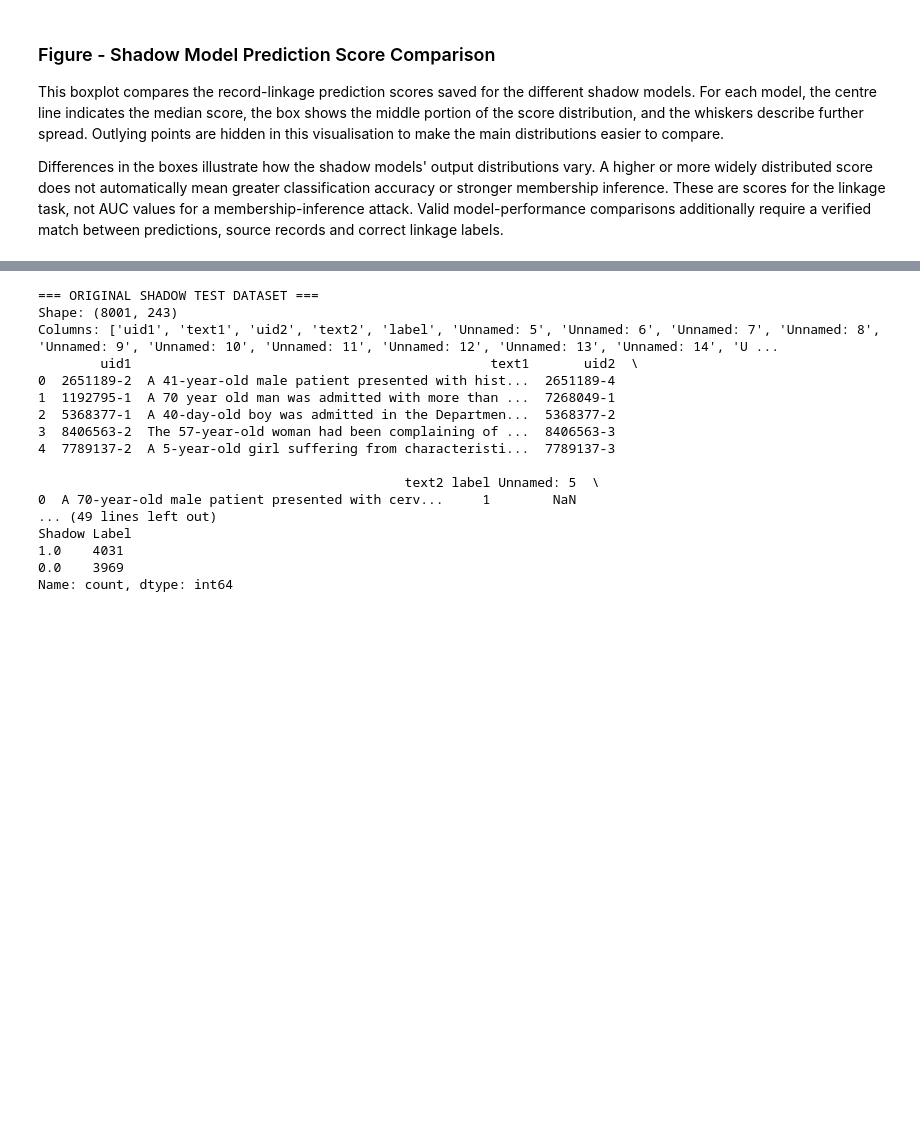
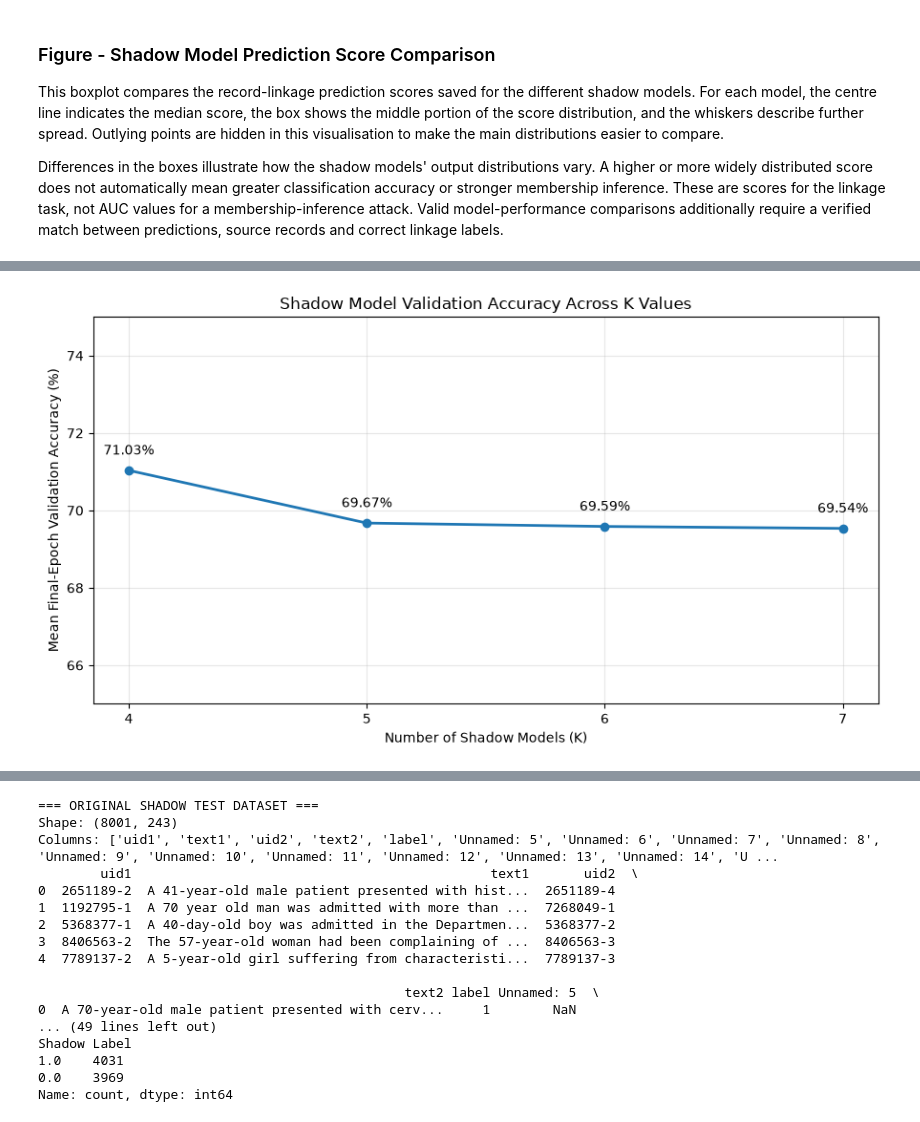
Before and after one commit to benward05/PACE---GROUP-58-LINKAGE-MODELS, a Jupyter notebook: SNN Final end to end (1).ipynb, the cells around one changed output, grey strips where cells are left out. Saved outputs shown, nothing was run; the diff lists cells and outputs as text; code cells hidden in the pictures; blank space fills up the shorter version.

Commit message:
Add K=4–7 shadow model comparison graphs and findings

```diff
--- a/SNN Final end to end (1).ipynb
+++ b/SNN Final end to end (1).ipynb
@@ -1108,3 +1107,93 @@ Shadow Model  Records  Mean Score  Std Dev
 This boxplot compares the record-linkage prediction scores saved for the different shadow models. For each model, the centre line indicates the median score, the box shows the middle portion of the score distribution, and the whiskers describe further spread. Outlying points are hidden in this visualisation to make the main distributions easier to compare.
 
 Differences in the boxes illustrate how the shadow models' output distributions vary. A higher or more widely distributed score does not automatically mean greater classification accuracy or stronger membership inference. These are scores for the linkage task, not AUC values for a membership-inference attack. Valid model-performance comparisons additionally require a verified match between predictions, source records and correct linkage labels.
+# %%
+# ===============================================================
+# D4: Additional K-value comparison — independent graphing cell
+# Preserves the original training / attack code and K=5 findings.
+# Logged data: final validation metrics at Epoch 20/20 per model.
+# ===============================================================
+
+import numpy as np
+import pandas as pd
+import matplotlib.pyplot as plt
+from pathlib import Path
+
+# (validation accuracy, validation loss) from each model's Epoch 20/20.
+# K=5 is the original notebook baseline; K=4,6,7 are separate reruns.
+d4_k_final_epoch = {
+    4: [(0.6988, 0.5986), (0.7188, 0.5731),
+        (0.7113, 0.5921), (0.7125, 0.5818)],
+    5: [(0.7188, 0.5644), (0.6800, 0.6077),
+        (0.6812, 0.6132), (0.7262, 0.5709), (0.6775, 0.6126)],
+    6: [(0.6938, 0.5893), (0.6762, 0.5954),
+        (0.7063, 0.5983), (0.6963, 0.5876),
+        (0.6888, 0.5726), (0.7138, 0.6035)],
+    7: [(0.7113, 0.5842), (0.6837, 0.6275),
+        (0.6850, 0.6023), (0.6800, 0.6197),
+        (0.7175, 0.5681), (0.6825, 0.6051),
+        (0.7075, 0.5885)]
+}
+
+# Calculate averages directly from the recorded individual metrics.
+d4_k_comparison = pd.DataFrame([
+    {
+        'K': k,
+        'Mean Validation Accuracy (%)': np.mean([a for a, loss in values]) * 100,
+        'Mean Validation Loss': np.mean([loss for a, loss in values])
+    }
+    for k, values in sorted(d4_k_final_epoch.items())
+])
+print('=== D4 K-VALUE COMPARISON: AVERAGE FINAL-EPOCH RESULTS ===')
+print(d4_k_comparison.to_string(index=False, formatters={
+    'Mean Validation Accuracy (%)': '{:.2f}'.format,
+    'Mean Validation Loss': '{:.4f}'.format
+}))
+
+# Save the two figures outside the team's repository when run on the Mac.
+d4_k_export_folder = Path.home() / 'Downloads' / 'Chelsey_K_Graphs'
+d4_k_export_folder.mkdir(parents=True, exist_ok=True)
+
+d4_k = d4_k_comparison['K']
+d4_k_accuracy = d4_k_comparison['Mean Validation Accuracy (%)']
+d4_k_loss = d4_k_comparison['Mean Validation Loss']
+
+# Figure 1: Mean validation accuracy by number of shadow models.
+d4_fig_acc, d4_ax_acc = plt.subplots(figsize=(9, 5))
+d4_ax_acc.plot(d4_k, d4_k_accuracy, marker='o', linewidth=2)
+for k, acc in zip(d4_k, d4_k_accuracy):
+    d4_ax_acc.annotate(f'{acc:.2f}%', (k, acc),
+                       xytext=(0, 12), textcoords='offset points', ha='center')
+d4_ax_acc.set_title('Shadow Model Validation Accuracy Across K Values')
+d4_ax_acc.set_xlabel('Number of Shadow Models (K)')
+d4_ax_acc.set_ylabel('Mean Final-Epoch Validation Accuracy (%)')
+d4_ax_acc.set_xticks([4, 5, 6, 7])
+d4_ax_acc.set_ylim(65, 75)
+d4_ax_acc.grid(True, alpha=0.3)
+d4_fig_acc.tight_layout()
+d4_fig_acc.savefig(d4_k_export_folder / 'K_Validation_Accuracy.png',
+                   dpi=300, bbox_inches='tight')
+plt.show()
+
+# Figure 2: Mean validation loss by number of shadow models.
+d4_fig_loss, d4_ax_loss = plt.subplots(figsize=(9, 5))
+d4_ax_loss.plot(d4_k, d4_k_loss, marker='o', linewidth=2)
+for k, loss in zip(d4_k, d4_k_loss):
+    d4_ax_loss.annotate(f'{loss:.4f}', (k, loss),
+                        xytext=(0, 12), textcoords='offset points', ha='center')
+d4_ax_loss.set_title('Shadow Model Validation Loss Across K Values')
+d4_ax_loss.set_xlabel('Number of Shadow Models (K)')
+d4_ax_loss.set_ylabel('Mean Final-Epoch Validation Loss')
+d4_ax_loss.set_xticks([4, 5, 6, 7])
+d4_ax_loss.set_ylim(0.57, 0.62)
+d4_ax_loss.grid(True, alpha=0.3)
+d4_fig_loss.tight_layout()
+d4_fig_loss.savefig(d4_k_export_folder / 'K_Validation_Loss.png',
+                    dpi=300, bbox_inches='tight')
+plt.show()
+
+# Summary CSV for evidence and report table.
+d4_k_comparison.to_csv(d4_k_export_folder / 'K_Comparison_Results.csv',
+                       index=False)
+print('Comparison table and figures saved to:', d4_k_export_folder)
+# %% [output]
@@ -1110,0 +1206 @@ Differences in the boxes illustrate how the shadow models' output distributions
+[figure, added]
```
Also changed, not shown: parts of 9 cells of this notebook, 13 other files.
